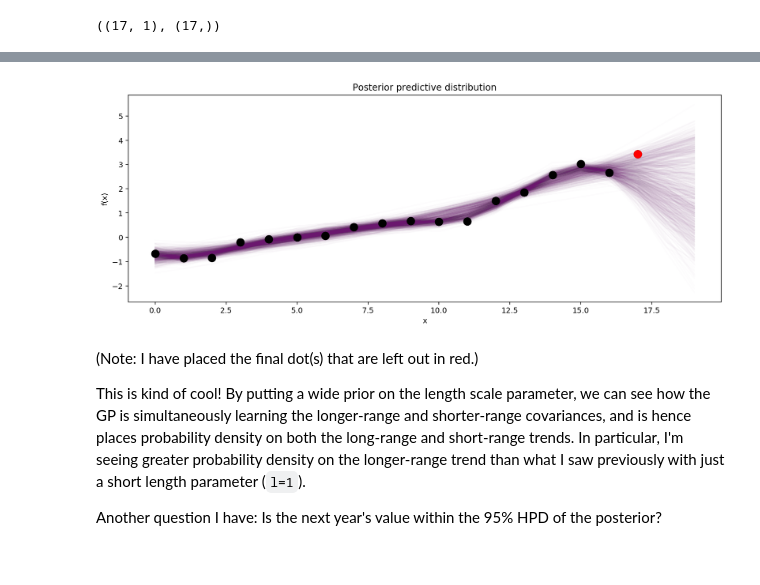
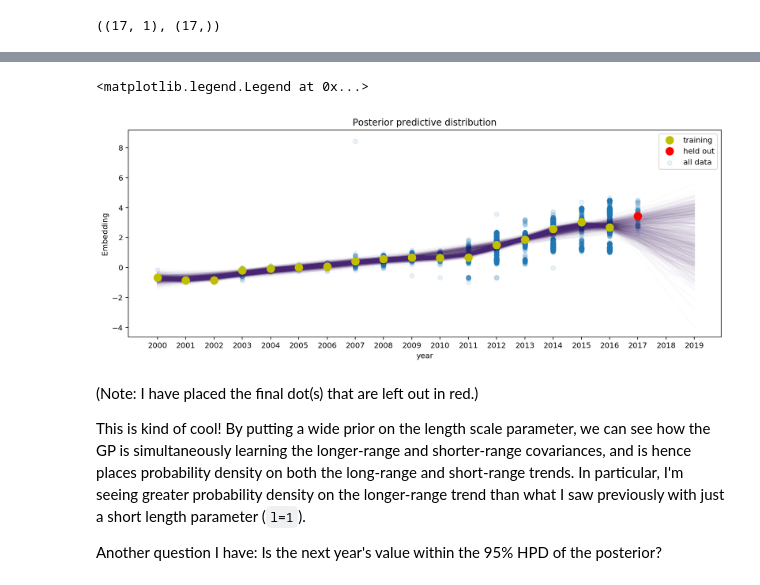
Before and after one commit to ericmjl/autoencoders, a Jupyter notebook: gaussian-process-regression.ipynb, the cells around one changed output, grey strips where cells are left out. Saved outputs shown, nothing was run; the diff lists cells and outputs as text; code cells hidden in the pictures.

```diff
--- a/gaussian-process-regression.ipynb
+++ b/gaussian-process-regression.ipynb
@@ -2,7 +2,7 @@
 %matplotlib inline
 import matplotlib.pyplot as plt
 import matplotlib.cm as cmap
-cm = cmap.inferno
+cm = cmap.viridis
 
 import numpy as np
 import scipy as sp
@@ -82,8 +82,8 @@ with pm.Model() as model:
     # Covariance function
     log_s2_f = pm.Uniform('log_s2_f', lower=-10, upper=5)
     s2_f = pm.Deterministic('s2_f', tt.exp(log_s2_f))
-    # f_cov = s2_f * pm.gp.cov.ExpQuad(input_dim=1, lengthscales=l)
-    f_cov = s2_f * pm.gp.cov.Linear(input_dim=1, c=l)
+    f_cov = s2_f * pm.gp.cov.ExpQuad(input_dim=1, lengthscales=l)
+    # f_cov = s2_f * pm.gp.cov.Linear(input_dim=1, c=l)
 
     # Sigma
     log_s2_n = pm.Uniform('log_s2_n', lower=-10, upper=5)
@@ -110,16 +117,20 @@ with model:
 # %%
 # Plot posterior
 fig, ax = plt.subplots(figsize=(14,5))
 
-[ax.plot(Z, x, color=cm(0.3), alpha=0.01) for x in gp_samples]
+[ax.plot(Z + min(df['years']), x, color=cm(0.1), alpha=0.01) for x in gp_samples]
 # overlay the observed data
-ax.plot(allX, allY, 'ok', ms=10);
-ax.plot(allX[-steps:], allY[-steps:], 'or', ms=10)
-ax.set_xlabel("x");
-ax.set_ylabel("f(x)");
+ax.plot(allX + min(df['years']), allY, 'oy', ms=10, label='training')
+ax.plot(allX[-steps:] + min(df['years']), allY[-steps:], 'or', ms=10, label='held out')
+ax.set_xlabel("year");
+ax.set_ylabel("Embedding");
 ax.set_title("Posterior predictive distribution");
+ax.set_xticks(np.arange(2000, 2020))
+ax.scatter(df['years'], df['Means 1'], alpha=0.1, label='all data')
+ax.legend()
 # %% [output]
+<matplotlib.legend.Legend at 0x...>
-[figure, old version]
+[figure, new version]
 # %% [markdown]
 (Note: I have placed the final dot(s) that are left out in red.)
 
```
Also changed, not shown: parts of 6 cells of this notebook, 1 other file.
